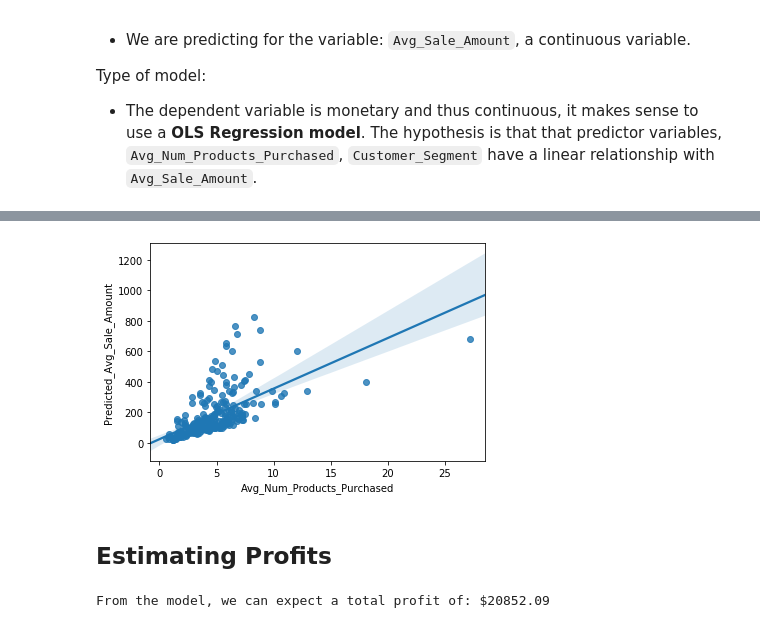
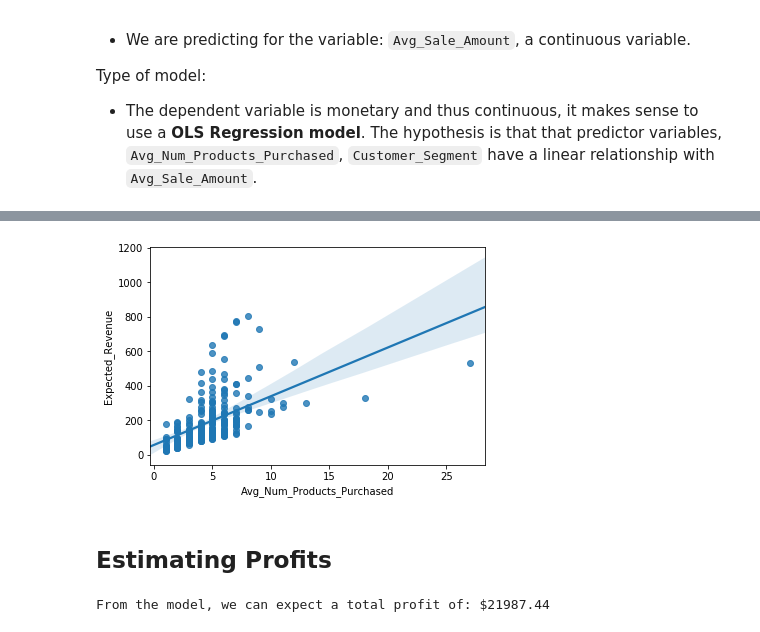
Before and after one commit to cgman64/predictive-analytics, a Jupyter notebook: predicting-catalog-demand.ipynb, the cells around one changed output, grey strips where cells are left out. Drawn from its saved outputs; the diff is of its cells as text; code cells hidden in the pictures.

Commit message:
added constant to OLS Regression, plot histograms.

```diff
--- a/predicting-catalog-demand.ipynb
+++ b/predicting-catalog-demand.ipynb
@@ -113,6 +113,7 @@ y = cust_df['Avg_Sale_Amount']
 choice = ['Customer_Segment','Avg_Num_Products_Purchased']
 # Dummify variables
 X = pd.get_dummies(cust_df[choice], columns=['Customer_Segment'], drop_first=True)
+X = sm.add_constant(X)
 # Fit the linear model
 mod = sm.OLS(y, X)
 res = mod.fit()
@@ -141,9 +164,10 @@ probs = mail_df[['Score_No','Score_Yes']]
 X_mail = mail_df[m_variables]
 # Get dummy variables
 X_mail = pd.get_dummies(X_mail, columns=['Customer_Segment'], drop_first=True)
+X_mail = sm.add_constant(X_mail)
 # Build final dataframe 'mail_dff'
 mail_dff = mail_df[['Customer_Segment','Avg_Num_Products_Purchased','Score_No','Score_Yes']].copy()
 mail_dff['Predicted_Avg_Sale_Amount'] = res.predict(X_mail)
-mail_dff['Predicted_Avg_Sale_Amount'] = mail_dff['Predicted_Avg_Sale_Amount'] * mail_dff['Score_Yes']
+mail_dff['Expected_Revenue'] = mail_dff['Predicted_Avg_Sale_Amount'] * mail_dff['Score_Yes']
 mail_dff.head()
 # %% [output]
@@ -156,15 +180,16 @@ mail_dff.head()
 # %%
-sns.regplot(x='Avg_Num_Products_Purchased',y='Predicted_Avg_Sale_Amount', x_jitter=0.5, data=mail_dff)
-plt.show()
+#sns.regplot(x='Avg_Num_Products_Purchased',y='Predicted_Avg_Sale_Amount', data=mail_dff)
+sns.regplot(x='Avg_Num_Products_Purchased',y='Expected_Revenue', data=mail_dff)
+plt.title('');
 # %% [output]
-[figure, old version]
+[figure, new version]
 # %% [markdown]
 ## Estimating Profits
 # %%
 gross_margin = 0.5 # average gross margin
 cost = 6.50 # Cost of printing and sending catalog
-mail_dff['Expected_Profit'] = (mail_dff['Predicted_Avg_Sale_Amount'] * gross_margin) - cost
+mail_dff['Expected_Profit'] = (mail_dff['Expected_Revenue'] * gross_margin) - cost
 expected_profit = round(mail_dff['Expected_Profit'].sum(),2)
 print(f"From the model, we can expect a total profit of: ${expected_profit}")
 # %% [output]
-From the model, we can expect a total profit of: $20852.09
+From the model, we can expect a total profit of: $21987.44
```
Also changed, not shown: parts of 6 cells of this notebook.
